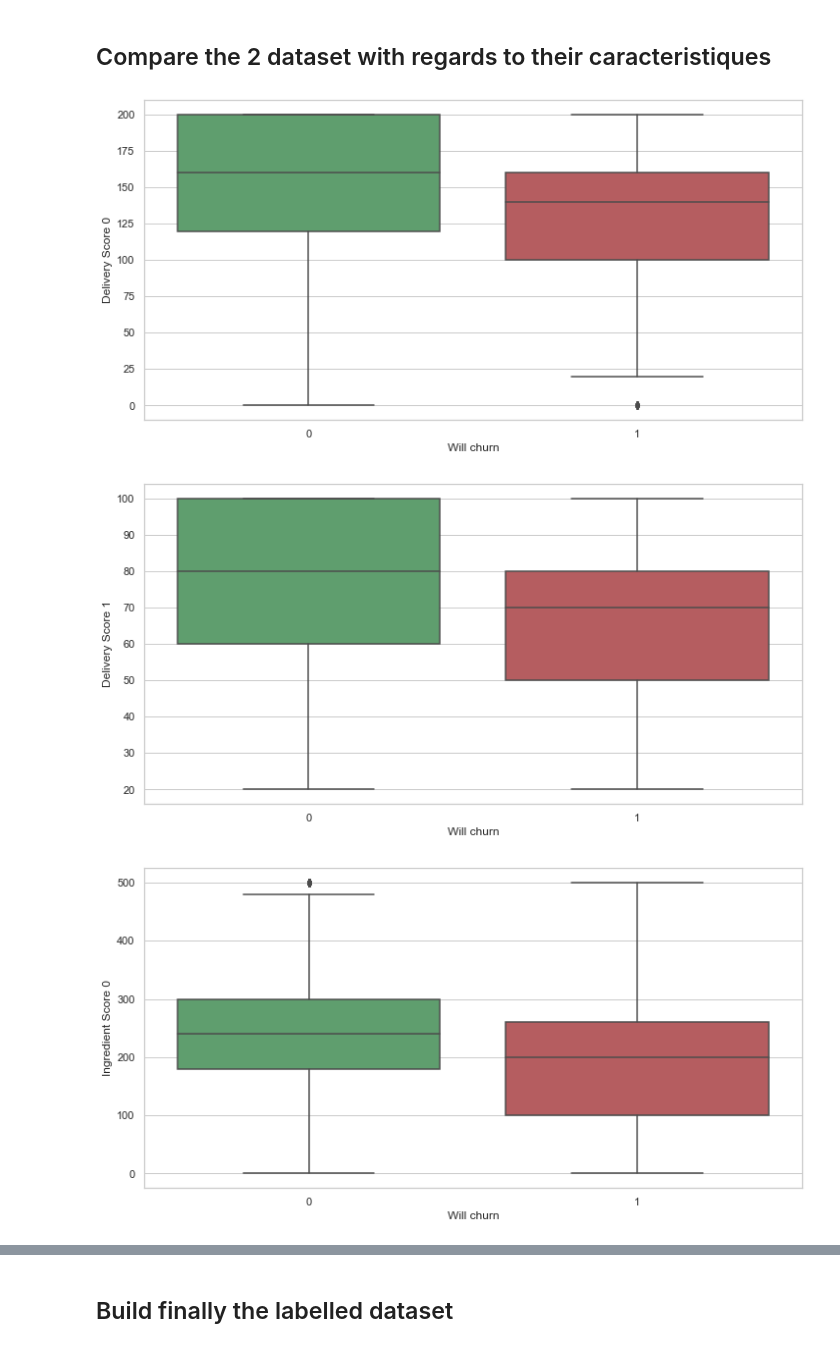
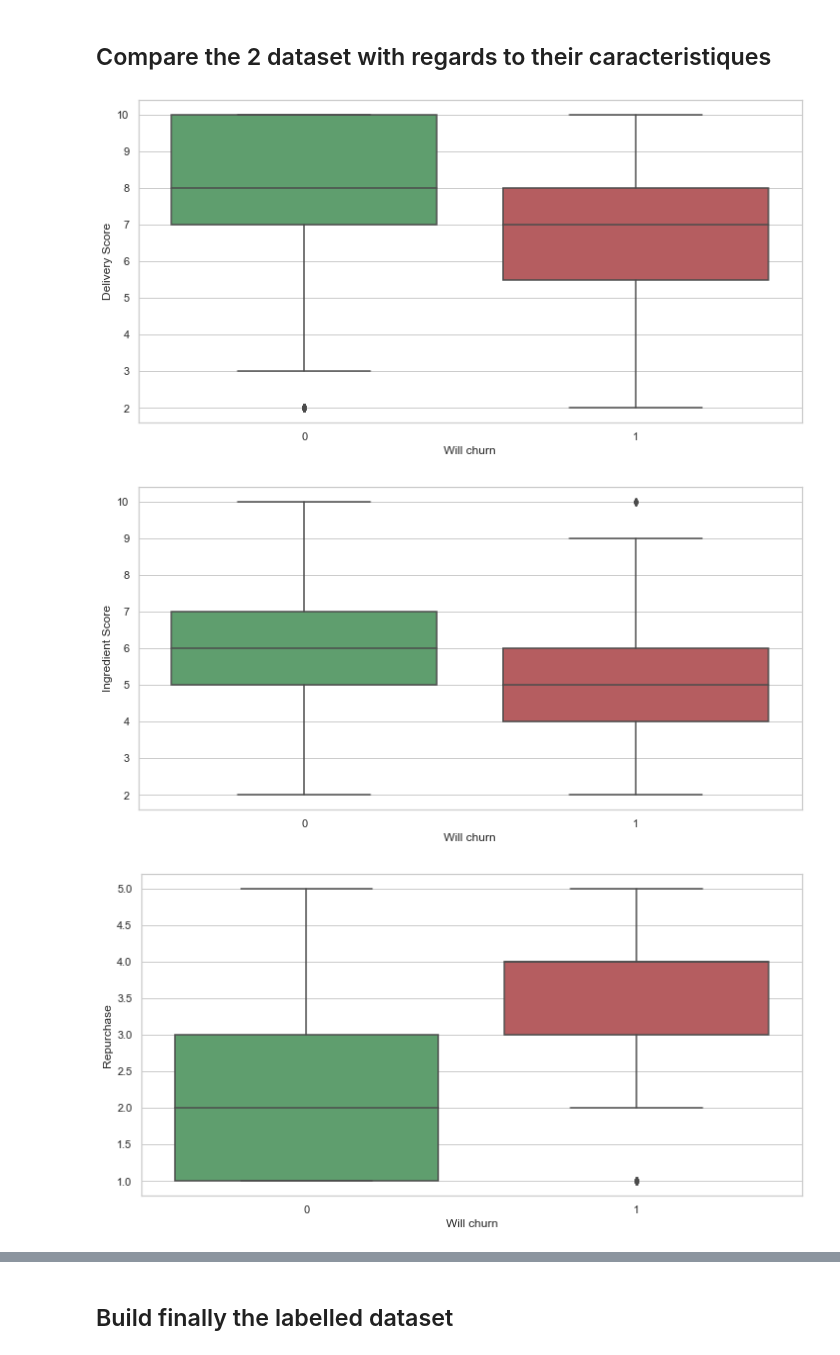
Before and after one commit to nbelaid/nbelaid.github.io, a Jupyter notebook: dev/customer_churn/customer_churn.ipynb, the cells around one changed output, grey strips where cells are left out. Saved outputs shown, nothing was run; the diff lists cells and outputs as text; code cells hidden in the pictures.

```diff
--- a/dev/customer_churn/customer_churn.ipynb
+++ b/dev/customer_churn/customer_churn.ipynb
@@ -1218,13 +261,13 @@ df_csat.head()
 # %%
-# Find the customers who have answered the CSAT and Churned
-df_intersect = pd.merge(df_csat, df_churn[[
+# Find the customers who have answered the Customer Satisfaction and Churned
+df_intersect = pd.merge(df_cs, df_ch[[
     "customer_id",
-    "fe_churn_date",
-    "event_reason",
+    "churn_date",
+    "main_churn_reason_is_quality",
 ]], how='inner', left_on="customer_id", right_on="customer_id")
 print(len(df_intersect))
 
-# Compute the difference between the churn date and the CSAT date
-df_intersect["date_diff"] = (df_intersect["fe_churn_date"] - df_intersect["fe_csat_date"]) / np.timedelta64(1, 'D')
+# Compute the difference between the churn date and the Customer Satisfaction date
+df_intersect["date_diff"] = (df_intersect["churn_date"] - df_intersect["cs_date"]) / np.timedelta64(1, 'D')
 df_intersect.head()
 # %% [output]
@@ -1297,19 +340,19 @@ See the caveats in the documentation: https://pandas.pydata.org/pandas-docs/stab
 # %% [markdown]
 ## Build the dataset of customers who did not churn
 # %%
-# Here, we prepare the dataset for customers who did not churn (with their CSAT informations)
-# ... we filter on the CSAT that will enable us to validate that the customer did not churn indeed
-df_churn_no = df_csat
-df_churn_no = df_churn_no[df_churn_no["fe_csat_date"] >= datetime.datetime(2020, 9, 1)]
-df_churn_no = df_churn_no[df_churn_no["fe_csat_date"] < datetime.datetime(2020, 9, 23)]
-print(len(df_churn_no))
+# Here, we prepare the dataset for customers who did not churn (with their Customer Satisfaction informations)
+# ... we filter on the Customer Satisfaction that will enable us to validate that the customer did not churn indeed
+df_ch_no = df_cs
+df_ch_no = df_ch_no[df_ch_no["cs_date"] >= datetime.datetime(2009, 9, 1)]
+df_ch_no = df_ch_no[df_ch_no["cs_date"] < datetime.datetime(2009, 9, 23)]
+print(f'Remaining rows: {len(df_ch_no)}')
 
 l_customer_to_put_out = list(df_intersect["customer_id"])
-df_churn_no = df_churn_no[~df_churn_no["customer_id"].isin(l_customer_to_put_out)]
+df_ch_no = df_ch_no[~df_ch_no["customer_id"].isin(l_customer_to_put_out)]
 
 # Add a column about the status
-df_churn_no["will_churn"] = 0
-print(len(df_churn_no))
+df_ch_no["will_churn"] = 0
+print(f'Remaining rows: {len(df_ch_no)}')
 
-df_churn_no.sample(5)
+df_ch_no.sample(5)
 # %% [output]
@@ -1324,38 +367,36 @@ df_churn_no.sample(5)
 # %% [markdown]
 ## Compare the 2 dataset with regards to their caracteristiques
 # %%
-# Compare the 2 dataset with regards to their aggregated scores "fe_delivery_score_0"
+# Compare the 2 dataset with regards to their delivery scores
 # We see that there is indeed a tendency of worse scores for customers who churn
 df_to_viz = pd.DataFrame({
-    "Delivery Score 0": list(df_churn_yes["fe_delivery_score_0"]) + list(df_churn_no["fe_delivery_score_0"]),
-    "Will churn": list(df_churn_yes["will_churn"]) + list(df_churn_no["will_churn"]),
+    "Delivery Score": list(df_ch_yes["quality_delivery_score"]) + list(df_ch_no["quality_delivery_score"]),
+    "Will churn": list(df_ch_yes["will_churn"]) + list(df_ch_no["will_churn"]),
 })
-graph = sns.boxplot(x='Will churn', y='Delivery Score 0', data=df_to_viz,
+graph = sns.boxplot(x='Will churn', y='Delivery Score', data=df_to_viz,
                     palette={0:"g", 1:"r"})
-#title = graph.set_title("...fe_delivery_score_0")
 # %% [output]
-[figure, old version]
+[figure, new version]
 # %%
-# Compare the 2 dataset with regards to their aggregated scores "fe_delivery_score_1"
+# Compare the 2 dataset with regards to their ingredient scores
 # We see that there is indeed a tendency of worse scores for customers who churn
 df_to_viz = pd.DataFrame({
-    "Delivery Score 1": list(df_churn_yes["fe_delivery_score_1"]) + list(df_churn_no["fe_delivery_score_1"]),
-    "Will churn": list(df_churn_yes["will_churn"]) + list(df_churn_no["will_churn"]),
+    "Ingredient Score": list(df_ch_yes["quality_ingredient_score"]) + list(df_ch_no["quality_ingredient_score"]),
+    "Will churn": list(df_ch_yes["will_churn"]) + list(df_ch_no["will_churn"]),
 })
-graph = sns.boxplot(x='Will churn', y='Delivery Score 1', data=df_to_viz,
+graph = sns.boxplot(x='Will churn', y='Ingredient Score', data=df_to_viz,
                     palette={0:"g", 1:"r"})
-#title = graph.set_title("...fe_delivery_score_1")
 # %% [output]
-[figure, old version]
+[figure, new version]
 # %%
-# Compare the 2 dataset with regards to their aggregated scores "fe_ingredient_score_0"
-# We see that there is indeed a tendency of worse scores for customers who churn
+# Compare the 2 dataset with regards to their answer about repurchase
+# There is indeed a tendency of not repurchasing when they churn (high score is worse here)
 df_to_viz = pd.DataFrame({
-    "Ingredient Score 0": list(df_churn_yes["fe_ingredient_score_0"]) + list(df_churn_no["fe_ingredient_score_0"]),
-    "Will churn": list(df_churn_yes["will_churn"]) + list(df_churn_no["will_churn"]),
+    "Repurchase": list(df_ch_yes["repurchase"]) + list(df_ch_no["repurchase"]),
+    "Will churn": list(df_ch_yes["will_churn"]) + list(df_ch_no["will_churn"]),
 })
-graph = sns.boxplot(x='Will churn', y='Ingredient Score 0', data=df_to_viz,
+graph = sns.boxplot(x='Will churn', y='Repurchase', data=df_to_viz,
                     palette={0:"g", 1:"r"})
-#title = graph.set_title("...fe_ingredient_score_0")
+#title = graph.set_title("...repurchase")
 # %% [output]
-[figure, old version]
+[figure, new version]
```
Also changed, not shown: parts of 134 cells of this notebook, 16 other files.
